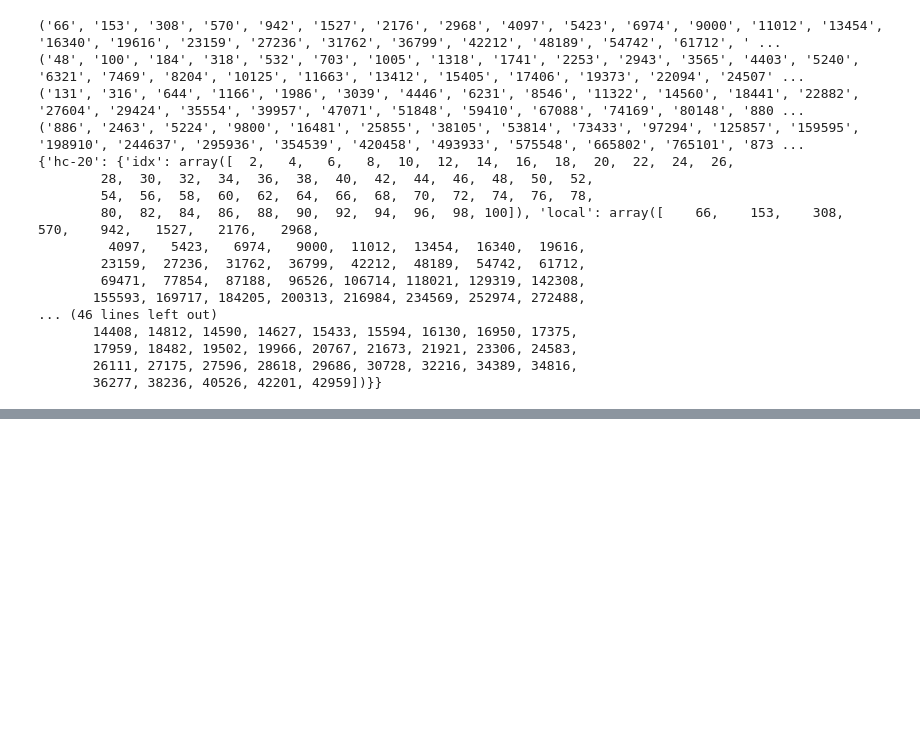
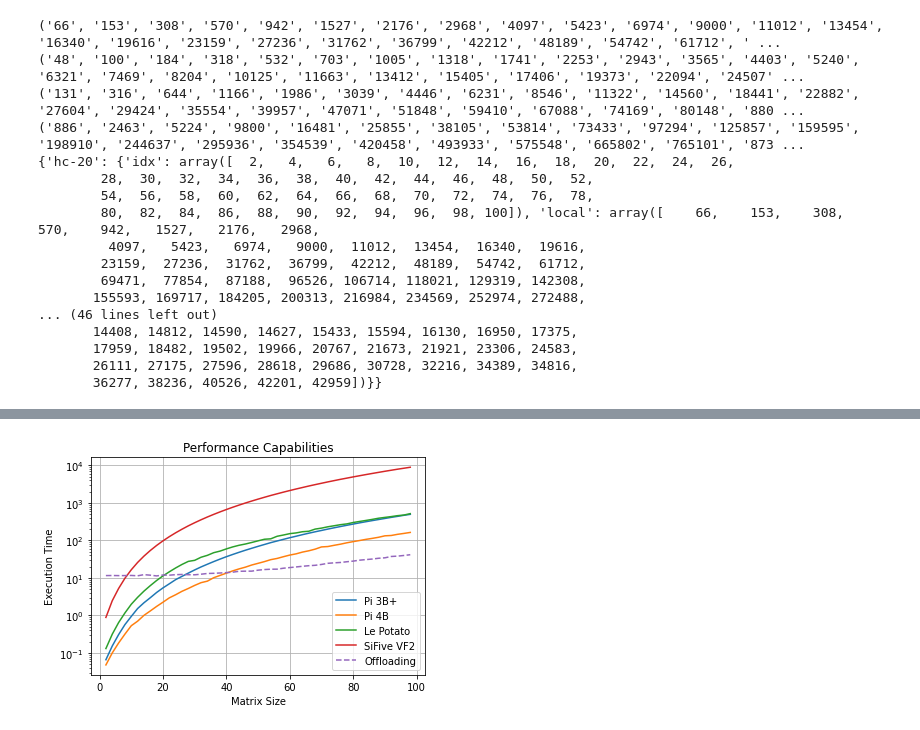
Before and after one commit to arjunr2/nw-benchmark, a Jupyter notebook: nw-vs-compute/offload_process.ipynb, the cells around one changed output, grey strips where cells are left out. Cells and saved outputs as stored; diff of their text form; code cells hidden in the pictures; blank space fills up the shorter version.

```diff
--- a/nw-vs-compute/offload_process.ipynb
+++ b/nw-vs-compute/offload_process.ipynb
@@ -60,0 +61,18 @@ for device, ft in data.items():
+# %%
+fig, ax = plt.subplots(1, 1, figsize=(6, 4))
+b = 1
+plt.yscale("log")
+server_time = data["hc-21"]["offload"][:-b]/1000
+for device, ft in data.items():
+    ax.plot(ft["idx"][:-b], ft["local"][:-b]/1000)
+
+#server_ft = data["hc-12"]
+#ax.plot(server_ft["idx"][:-b], server_ft["local"][:-b]/1000, '--')
+ax.plot(data["hc-21"]["idx"][:-b], server_time, '--')
+ax.set_title("Performance Capabilities")
+ax.legend(device_names + ["Offloading"])
+ax.set_ylabel("Execution Time")
+ax.set_xlabel("Matrix Size")
+ax.grid()
+# %% [output]
+[figure, added]
```
Also changed, not shown: parts of 2 cells of this notebook, 15 other files.
